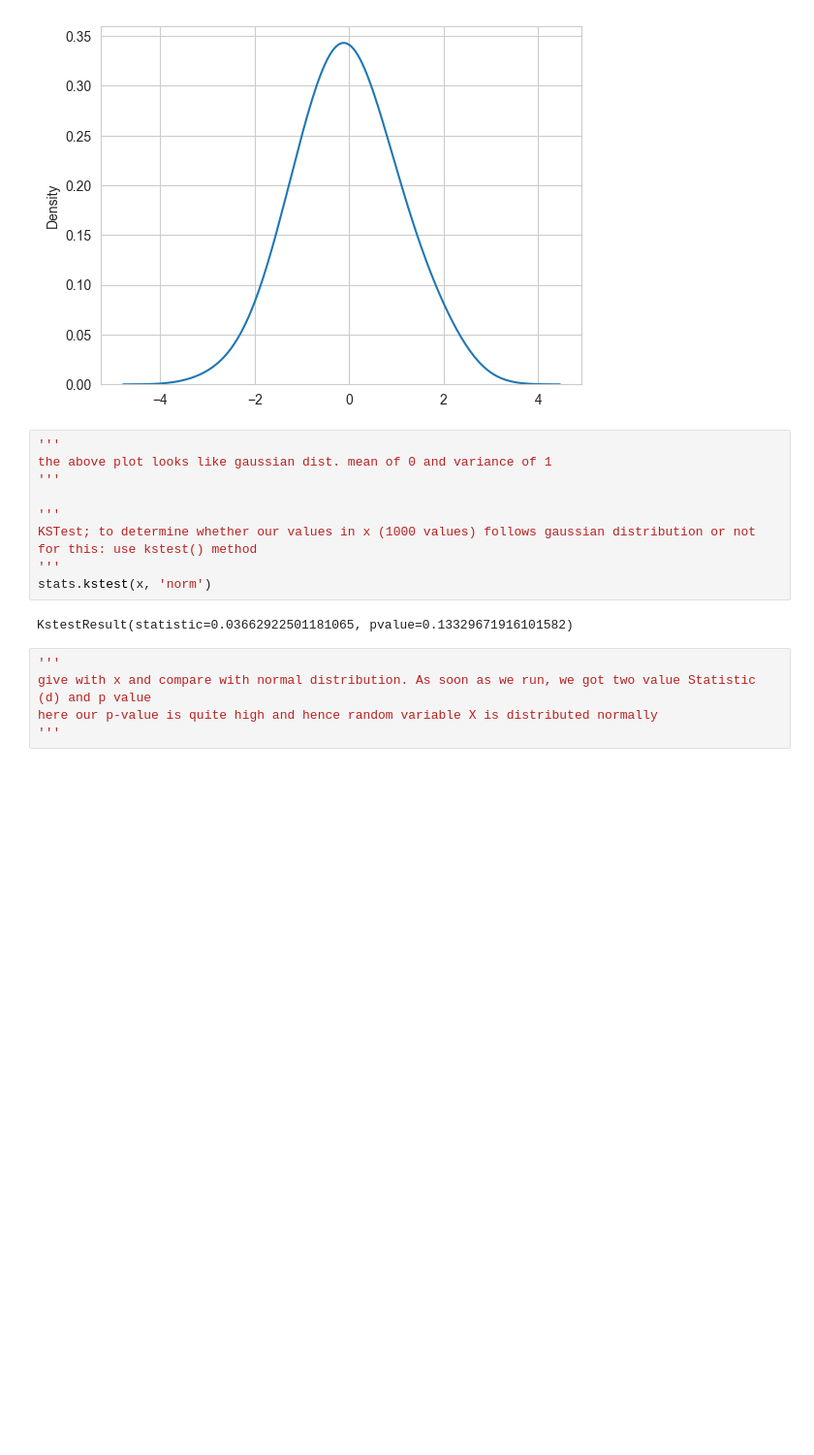
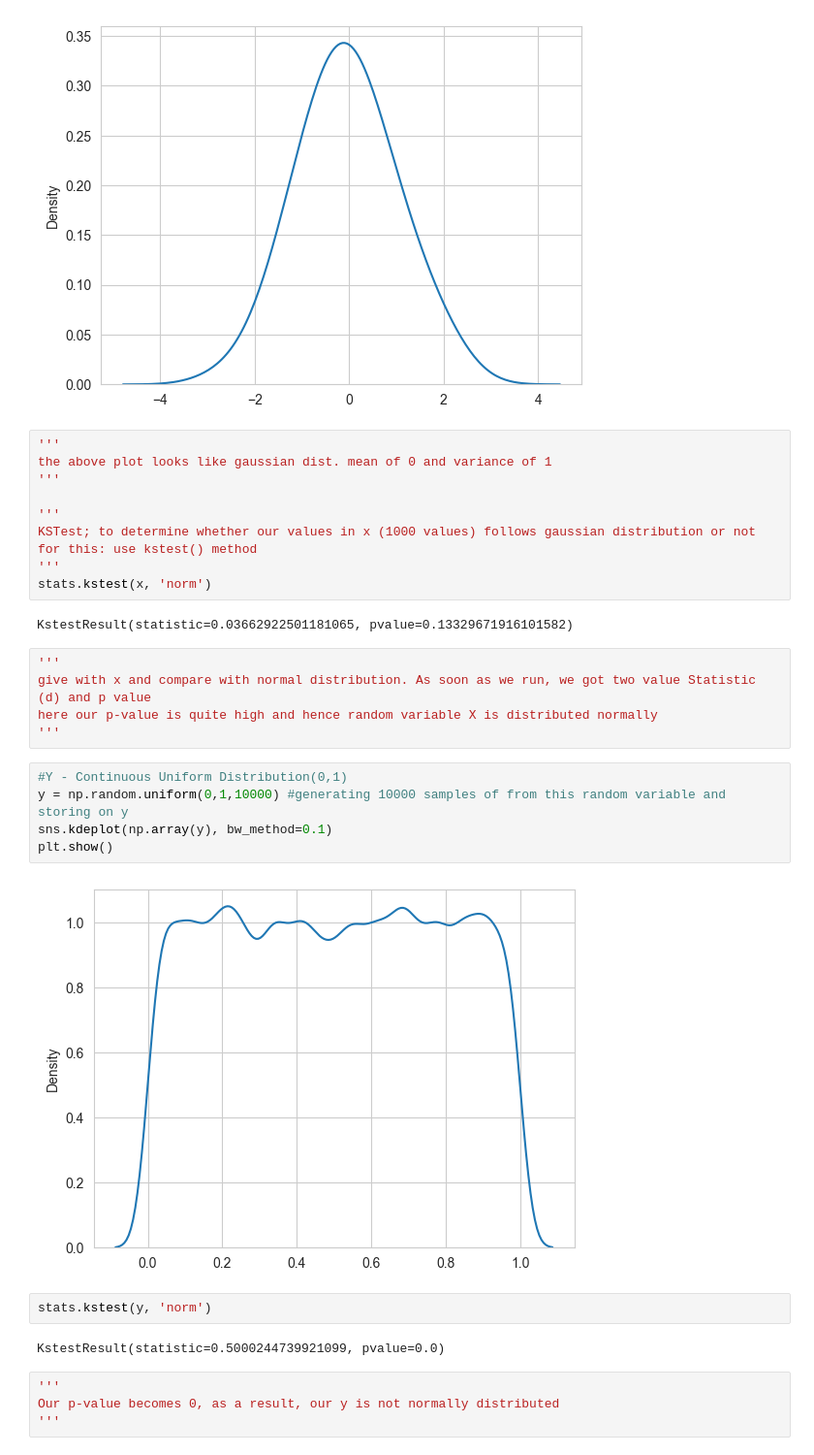
Before and after one commit to thisispawann/data-science-fundamentals, a Jupyter notebook: Probability and Statistics/KSTest.ipynb, the cells around one changed output. Shown at 97% size. Saved outputs shown, nothing was run; the diff lists cells and outputs as text; blank space fills up the shorter version.

Commit message:
negative KSTest

```diff
--- a/Probability and Statistics/KSTest.ipynb
+++ b/Probability and Statistics/KSTest.ipynb
@@ -35,3 +35,18 @@ KstestResult(statistic=0.03662922501181065, pvalue=0.13329671916101582)
 give with x and compare with normal distribution. As soon as we run, we got two value Statistic (d) and p value
 here our p-value is quite high and hence random variable X is distributed normally
 '''
+# %%
+#Y - Continuous Uniform Distribution(0,1)
+y = np.random.uniform(0,1,10000) #generating 10000 samples of from this random variable and storing on y
+sns.kdeplot(np.array(y), bw_method=0.1)
+plt.show()
+# %% [output]
+[figure, added]
+# %%
+stats.kstest(y, 'norm')
+# %% [output]
+KstestResult(statistic=0.5000244739921099, pvalue=0.0)
+# %%
+'''
+Our p-value becomes 0, as a result, our y is not normally distributed
+'''
```
